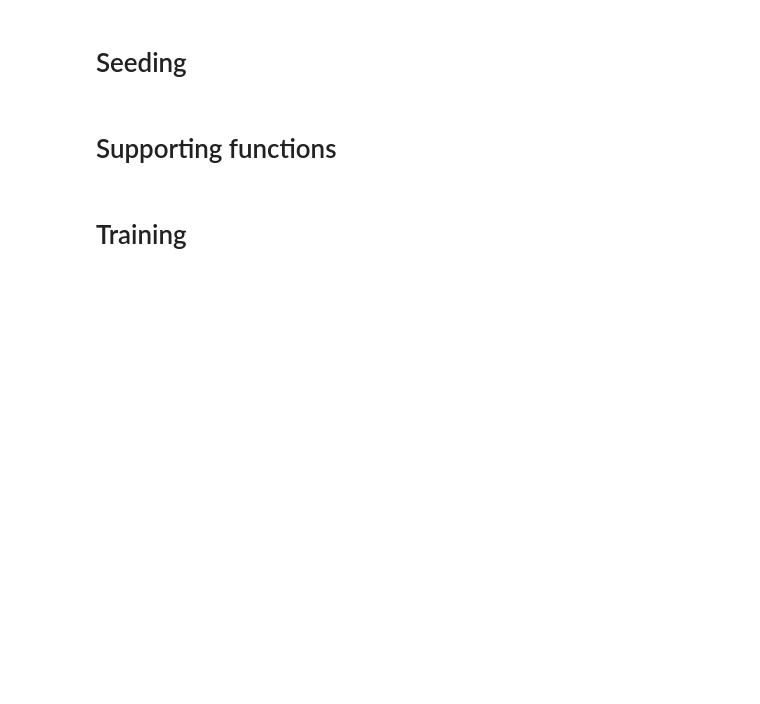
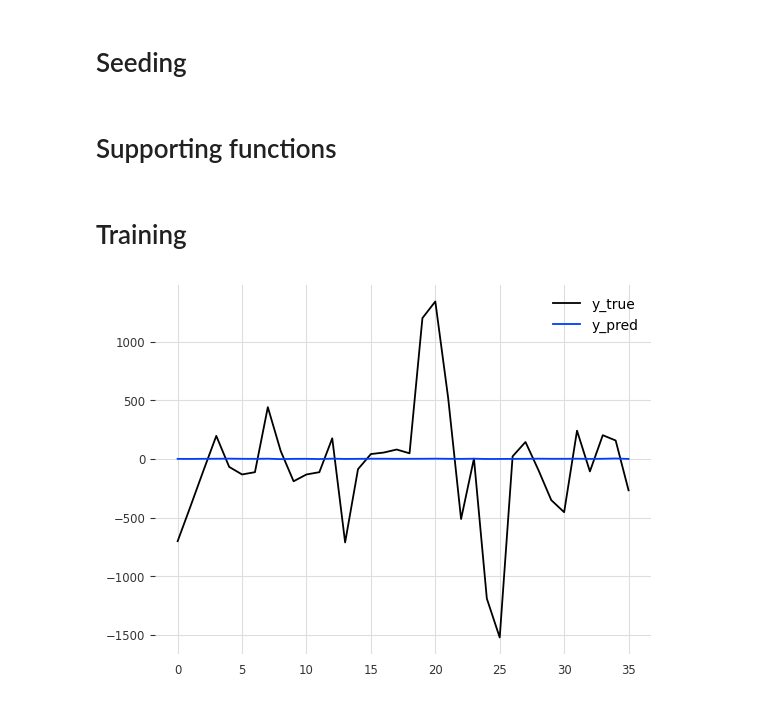
Before and after one commit to NguyenHzviper/OutBreak, a Jupyter notebook: predict_model/271023_train_predict.ipynb, the cells around one changed output. Drawn from its saved outputs; the diff is of its cells as text; code cells hidden in the pictures; blank space fills up the shorter version.

Commit message:
Predict_evaluation

```diff
--- a/predict_model/271023_train_predict.ipynb
+++ b/predict_model/271023_train_predict.ipynb
@@ -45,7 +46,7 @@ all_cities = [
         'Tuyên Quang', 'Tây Ninh', 'Vĩnh Phúc', 'Yên Bái', 'Điện Biên',
         'Đà Nẵng', 'Đắk Nông', 'Đắk Lắk', 'Đồng Tháp'
 ]
-cities = ['An Giang']
+cities = ['An Giang','BR Vũng Tàu']
 # %%
 # Set hyperparameters as args using the Configuration class
 class Configuration():
@@ -264,14 +268,19 @@ def output_prediction_for_location(df_train, df_eval, model, location, feature_l
 # %%
-def getDataWithSelectedFeature(city, model_name, nstep):
+def getDataWithSelectedFeature(city, next_predicted_month):
   selected_feature = []
-  folder_path = f'../optimize_hyperparam/opt_results/opt_res_ml_26102023/{model_name}/'
-  file_path = folder_path+ f'261023_DF_opt_hyperparam_{model_name}_{nstep}-nstep.xlsx'
-  df = pd.read_csv(file_path, encoding = 'unicode_escape')
+  df = pd.read_csv(output_featureselection+str(next_predicted_month)+"step_feature_selection_3_most.csv", encoding = 'unicode_escape')
   for row in range(len(df)):
     if (df["City"][row] == city):
       selected_feature.append(df["1st_Feature"][row])
       selected_feature.append(df["2nd_Feature"][row])
       selected_feature.append(df["3rd_Feature"][row])
   return selected_feature
+# %%
+def getHyperParams(model_name, city, nstep):
+  folder_path = f'../optimize_hyperparam/opt_results/opt_res_ml_26102023/{model_name}/'
+  file_path = folder_path+ f'261023_DF_opt_hyperparam_{model_name}_{nstep}-nstep.xlsx'
+  df_optimized = pd.read_excel(file_path)
+  df_optimized_params = df_optimized.loc[(df_optimized['City'] == city)]
+  return df_optimized_params
 # %% [markdown]
 # Training
@@ -278,35 +293,53 @@ def getDataWithSelectedFeature(city, model_name, nstep):
 # %%
-city = "An Giang"
-nstep = 1
-model_name = "RandomForest"
+model_name_list = [
+     "RandomForest",
+    #  "LinearRegressionModel",
+    #  "LightGBMModel",
+    #  "CatBoostModel",
+    #  "XGBModel",
+    # "PoissonRegressor",
+    # "SVMRBF"
+]
 
+for nstep in range(1,args.n_predicted_period_months+1):
+    for model_name in model_name_list:
+        for city in cities:
+            df_train = pd.read_csv(output_process+city+'_train_preprocessed.csv', parse_dates=True, index_col= None, encoding = 'unicode_escape')
+            df_valid = pd.read_csv(output_process+city+'_test_preprocessed.csv', parse_dates=True, index_col= None, encoding = 'unicode_escape')
+            scaler = joblib.load(output_process+city+'_train_scalerMinMaxNorm.save') #ok
 
-specific_data = pd.read_csv(output_process+city+'_train_preprocessed.csv', parse_dates=True, index_col= None, encoding = 'unicode_escape')
-scaler = joblib.load(output_process+city+'_train_scalerMinMaxNorm.save') #ok
+            selected_features = getDataWithSelectedFeature(city, nstep)
 
-df_train, df_valid = split_data(specific_data, args.look_back,nstep)
+            lags_by_nstep = args.look_back + nstep - 1
+            lags_past_covariates_by_nstep = [-lags_by_nstep+2,-lags_by_nstep+1,-lags_by_nstep] #Mảng này chứa ba giá trị tương ứng cho args.lookback 3
+            is_dl_algo = 0
 
-selected_features = getDataWithSelectedFeature(city, nstep)
+            pl_trainer_kwargs = {
+                        "accelerator": "cpu",
+                        # "devices": -1,
+                        # "auto_select_gpus": True,
+                    }
 
-lags_by_nstep = args.look_back + nstep - 1
-lags_past_covariates_by_nstep = [-lags_by_nstep+2,-lags_by_nstep+1,-lags_by_nstep] #Mảng này chứa ba giá trị tương ứng cho args.lookback 3
-is_dl_algo = 0
+            df_hyper_params = getHyperParams(model_name, city, nstep)
 
-pl_trainer_kwargs = {
-              "accelerator": "cpu",
-              # "devices": -1,
-              # "auto_select_gpus": True,
-          }
-
-if model_name == "RandomForest":
-      random_state = trial.suggest_int('random_state', 0, 42)
-      n_estimators = trial.suggest_int('n_estimators', 50, 200)
-      max_depth = trial.suggest_int('max_depth', 1, 15)
-      # Create the RandomForest model
-      model = RandomForest(
-                    lags = lags_by_nstep,
-                    lags_past_covariates = lags_past_covariates_by_nstep,
-                    output_chunk_length = 1,
-                    n_estimators = n_estimators,
-                    max_depth = max_depth,
-                    random_state=random_state)
+            if model_name == "RandomForest":
+                    lags = df_hyper_params['lags'].values[0]
+                    lags_past_covariates = df_hyper_params['lags_past_covariates'].values[0].split(',')
+                    output_chunk_length = df_hyper_params['output_chunk_length'].values[0]
+                    n_estimators = df_hyper_params['n_estimators'].values[0]
+                    max_depth = df_hyper_params['max_depth'].values[0]
+                    random_state = df_hyper_params['random_state'].values[0]
+                    # Create the RandomForest model
+                    model = RandomForest(
+                                    lags = int(lags),
+                                    lags_past_covariates = lags_past_covariates_by_nstep,
+                                    output_chunk_length = int(output_chunk_length),
+                                    n_estimators = int(n_estimators),
+                                    max_depth = int(max_depth),
+                                    random_state=int(random_state))
+            df, model = output_prediction_for_location(df_train, df_valid, model, location=city, feature_list=selected_features,
+                                                            labels=args.labels, scaler=scaler, is_dl_algo = is_dl_algo, nstep = nstep)
+            df.to_excel(f"./predict_results/{nstep}nstep_denguefever_prediction_results_by_{model_name}_in_{city}.xlsx")
+            pickle.dump(model, open(f"./trained_models/{nstep}nstep_denguefever_{model_name}_in_{city}.sav", 'wb'))
+# %% [output]
+[figure, added]
```
Also changed, not shown: parts of 5 cells of this notebook, 31 other files.
